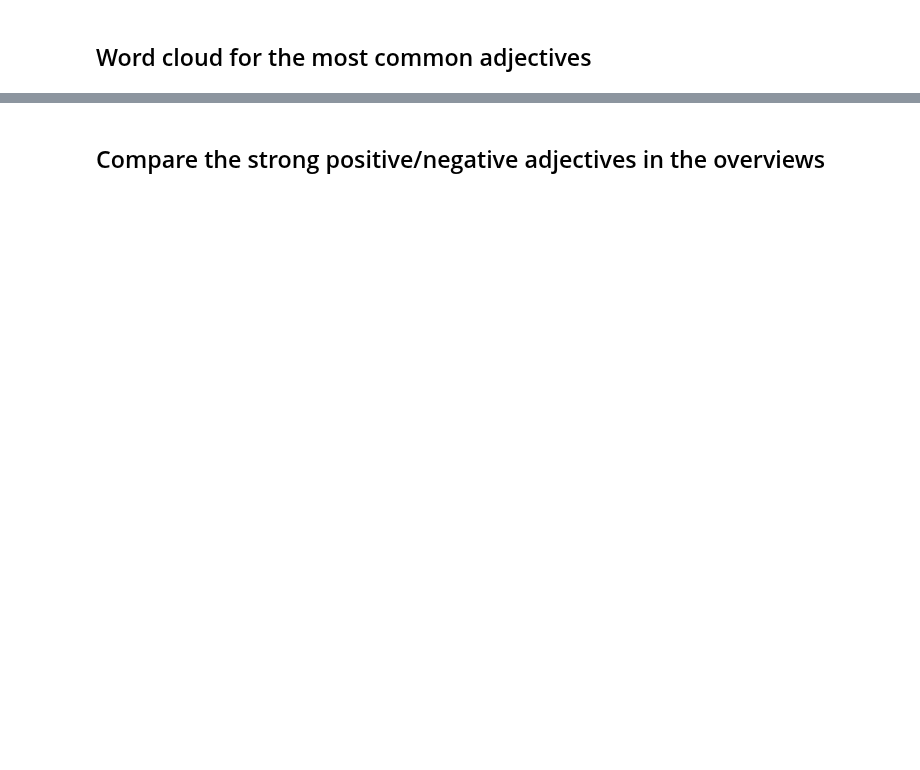
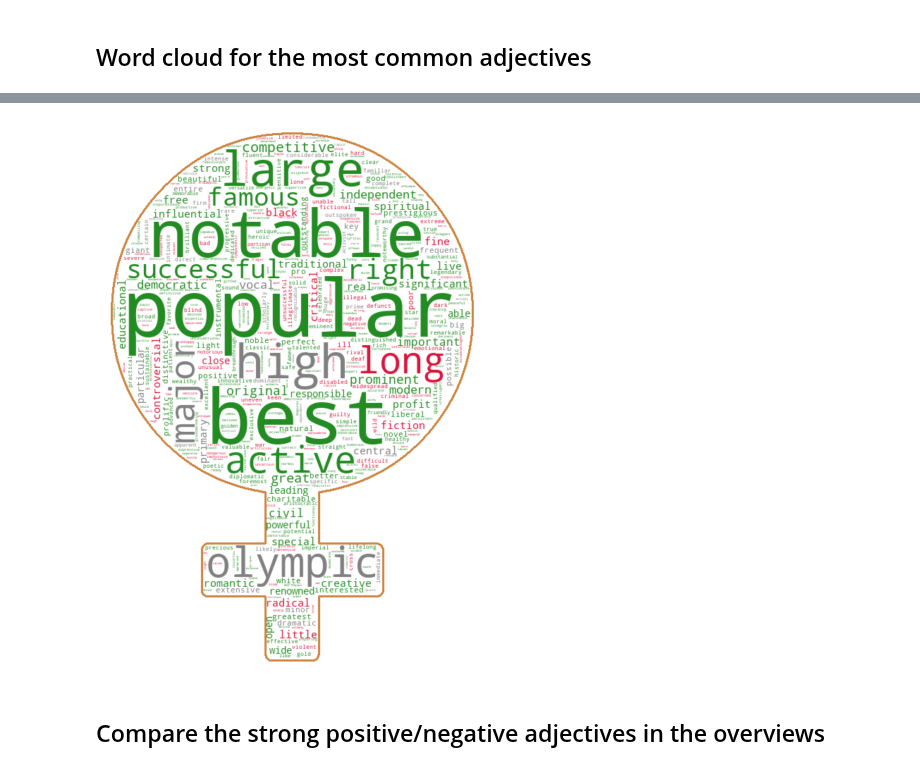
Before and after one commit to natbolon/wiki-gender, a Jupyter notebook: src/adjectives.ipynb, the cells around one changed output, grey strips where cells are left out. Cells and saved outputs as stored; diff of their text form; code cells hidden in the pictures; blank space fills up the shorter version.

```diff
--- a/src/adjectives.ipynb
+++ b/src/adjectives.ipynb
@@ -118,19 +206,21 @@ plt.show()
 # %%
-female_mask = np.array(Image.open("female.png"))
+female_mask = np.array(Image.open("../data/female.png"))
 
 wc = WordCloud(background_color="white", max_words=500, mask=female_mask,
                contour_width=3, contour_color='peru', color_func=color_func)
 # generate word cloud
 wc.generate_from_frequencies(adj_female_dict[0])
 
 # store to file
 # wc.to_file(path.join(d, "female_adj.png"))
 
 # show
 plt.figure(figsize=[20,10])
 plt.imshow(wc, cmap=plt.cm.gray, interpolation="bilinear")
 plt.axis("off")
 plt.show()
+# %% [output]
+[figure, added]
 # %% [markdown]
 ## Compare the strong positive/negative adjectives in the overviews
 # %%
```
Also changed, not shown: parts of 16 cells of this notebook, 1 other file.
